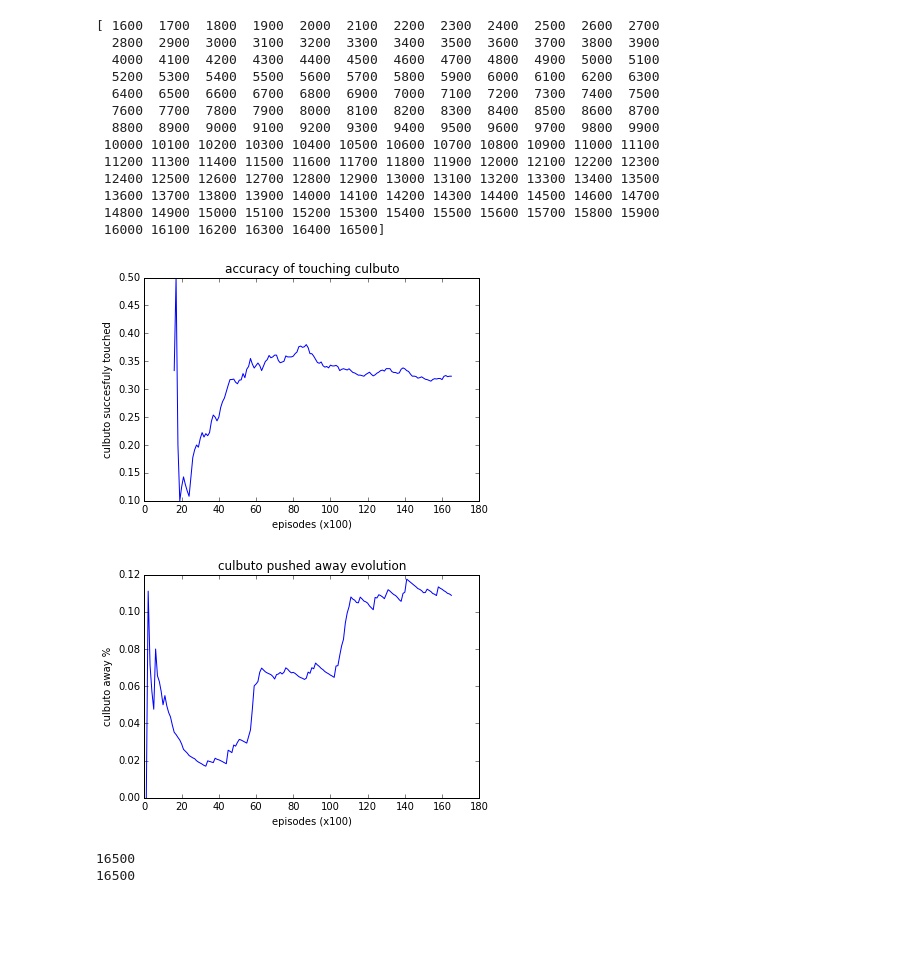
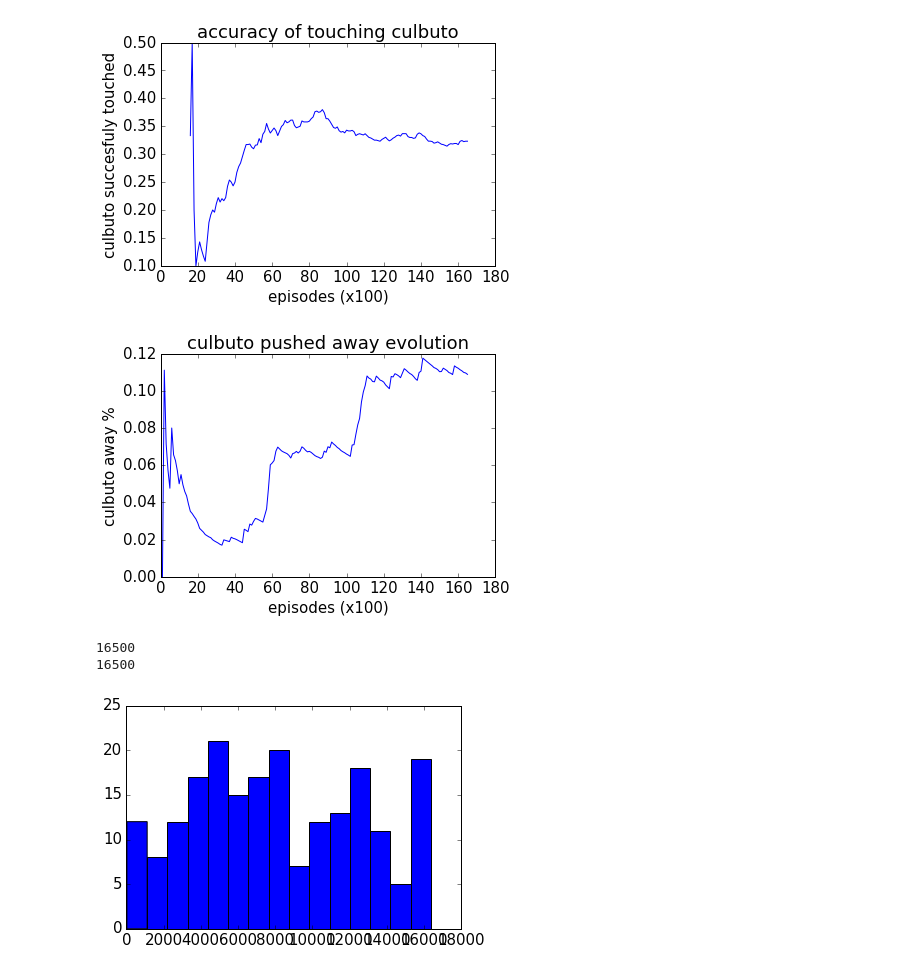
Before and after one commit to flowersteam/pobax_playground, a Jupyter notebook: notebooks/data_visualization.ipynb, the cells around one changed output. Cells and saved outputs as stored; diff of their text form; code cells hidden in the pictures; blank space fills up the shorter version.

```diff
--- a/notebooks/data_visualization.ipynb
+++ b/notebooks/data_visualization.ipynb
@@ -177,21 +326,21 @@ for i,m_name in enumerate(model_filenames):
     a = np.array(sub_outcomes['culbuto']['arm_it_only'])
     print a.shape
     ax1.plot(a[:,0],a[:,2],'r.',markersize=3)
-    ax1.set_xlim(-0.75,0.75)
-    ax1.set_ylim(-0.75,0.75)
+    ax1.set_xlim(-0.4,0.6)
+    ax1.set_ylim(-0.6,0.4)
     ax1.set_xlabel('x')
     ax1.set_ylabel('z')
-    ax1.set_title("[x,z] view of culbuto's reached positions")
+    ax1.set_title("[x,z] view of culbuto's reached positions ("+m_name+")")
 
     ax2.plot(a[:,0],a[:,1],'r.',markersize=3)
     ax2.set_xlim(-0.4,0.6)
-    ax2.set_ylim(-1,0.75)
+    ax2.set_ylim(-1,0.4)
     ax2.set_xlabel('x')
     ax2.set_ylabel('y')
-    ax2.set_title("[x,y] view of culbuto's reached positions")
+    ax2.set_title("[x,y] view of culbuto's reached positions ("+m_name+")")
 
-    #plt.savefig("culbuto_exploration.pdf", bbox_inches='tight')
-    #plt.savefig("culbuto_exploration.png", bbox_inches='tight')
+    plt.savefig(m_name+"culbuto_exploration.pdf", bbox_inches='tight')
+    plt.savefig(m_name+"culbuto_exploration.png", bbox_inches='tight')
     plt.show()
 # %% [output]
 RMB
@@ -366,10 +407,13 @@ plot_every = 100
 plot_steps = np.arange(plot_every,((nb_iter // plot_every)+1)*plot_every,plot_every)
 # Evolution of succesfull culbuto touching and percentage of culbuto away
 m = 'RMB'
-print plot_steps[15:]
+#print plot_steps[15:]
+
 for r in range(nb_runs):
     trying_to_move_culb = []
     moved_culb_while_trying = []
+    culbuto_touched = []
+    culbuto_away = []
     culb_away = []
     culb_trajs = models_sub_outcomes[m][r]['culbuto']['traj']
     chosen_modules = models_data[m][r]['chosen_modules']
@@ -377,13 +421,15 @@ for r in range(nb_runs):
     # extract data
     for i in range(nb_iter):
         is_arm_iter = not(sum(culb_trajs[i]) == zero_like_sum)
-        tmp = unscale_vector(np.array(culb_trajs[i]), culb_bounds)
-            #print 'real: {}'.format(tmp[-3:])
-            #print 'norm: {}'.format(culb_trajs[i][-3:])
-        culb_trajs[i] = tmp
+        raw_traj = unscale_vector(np.array(culb_trajs[i]), culb_bounds)
+        #print 'real: {}'.format(tmp[-3:])
+        #print 'norm: {}'.format(culb_trajs[i][-3:])
+        if is_culbuto_touched(raw_traj):
+            culbuto_touched.append(i)
+
         if chosen_modules[i] == 3: #trying to move culbuto
             trying_to_move_culb.append(1)
-            if is_culbuto_touched(culb_trajs[i]):
+            if is_culbuto_touched(raw_traj):
                 moved_culb_while_trying.append(1)
             else:
                 moved_culb_while_trying.append(-1)
@@ -391,13 +437,14 @@ for r in range(nb_runs):
             trying_to_move_culb.append(0)
             moved_culb_while_trying.append(0)
 
-        last_x = culb_trajs[i][-3]
-        last_y = culb_trajs[i][-2]
-        last_z = culb_trajs[i][-1]
+        last_x = raw_traj[-3]
+        last_y = raw_traj[-2]
+        last_z = raw_traj[-1]
         if is_arm_iter:
             #print "last pos: {}".format((last_x,last_y,last_z))
             if is_culbuto_too_far(last_x,last_y,last_z):
                 culb_away.append(1)
+                culbuto_away.append(i)
             else:
                 culb_away.append(-1)
         culb_away.append(0)
@@ -409,47 +456,40 @@ for r in range(nb_runs):
             culb_accuracy = moved_culb_while_trying[:i].count(1) / float(trying_to_move_culb[:i].count(1))
             culbuto_accuracies.append(culb_accuracy)
         else:
             #print 'hehe'
             culbuto_accuracies.append(0)
         culb_away_plot.append(culb_away[:i].count(1) / (culb_away[:i].count(-1) + culb_away[:i].count(1)))
 
 
     # actual plotting
     plt.figure()
     plt.plot(plot_steps[15:]//100,culbuto_accuracies[15:])
     plt.xlabel('episodes (x100)')
     plt.ylabel('culbuto succesfuly touched')
     plt.title('accuracy of touching culbuto')
     plt.show()
 
     # actual plotting
     plt.figure()
     plt.plot(plot_steps//100,culb_away_plot)
     plt.xlabel('episodes (x100)')
     plt.ylabel('culbuto away %')
     plt.title('culbuto pushed away evolution')
     plt.show()
 
+    plt.figure()
+    plt.hist(culbuto_touched,bins=15)
+
+    plt.figure()
+    plt.hist(culbuto_away,bins=15)
 
 
 
     print len(trying_to_move_culb)
     print len(moved_culb_while_trying)
 # %% [output]
-[ 1600  1700  1800  1900  2000  2100  2200  2300  2400  2500  2600  2700
-  2800  2900  3000  3100  3200  3300  3400  3500  3600  3700  3800  3900
-  4000  4100  4200  4300  4400  4500  4600  4700  4800  4900  5000  5100
-  5200  5300  5400  5500  5600  5700  5800  5900  6000  6100  6200  6300
-  6400  6500  6600  6700  6800  6900  7000  7100  7200  7300  7400  7500
-  7600  7700  7800  7900  8000  8100  8200  8300  8400  8500  8600  8700
-  8800  8900  9000  9100  9200  9300  9400  9500  9600  9700  9800  9900
- 10000 10100 10200 10300 10400 10500 10600 10700 10800 10900 11000 11100
- 11200 11300 11400 11500 11600 11700 11800 11900 12000 12100 12200 12300
- 12400 12500 12600 12700 12800 12900 13000 13100 13200 13300 13400 13500
- 13600 13700 13800 13900 14000 14100 14200 14300 14400 14500 14600 14700
- 14800 14900 15000 15100 15200 15300 15400 15500 15600 15700 15800 15900
- 16000 16100 16200 16300 16400 16500]
-[figure, old version]
+[figure, new version]
-[figure, old version]
+[figure, new version]
-16500
-16500
+16500
+16500
+[figure, added]
```
Also changed, not shown: parts of 16 cells of this notebook.
